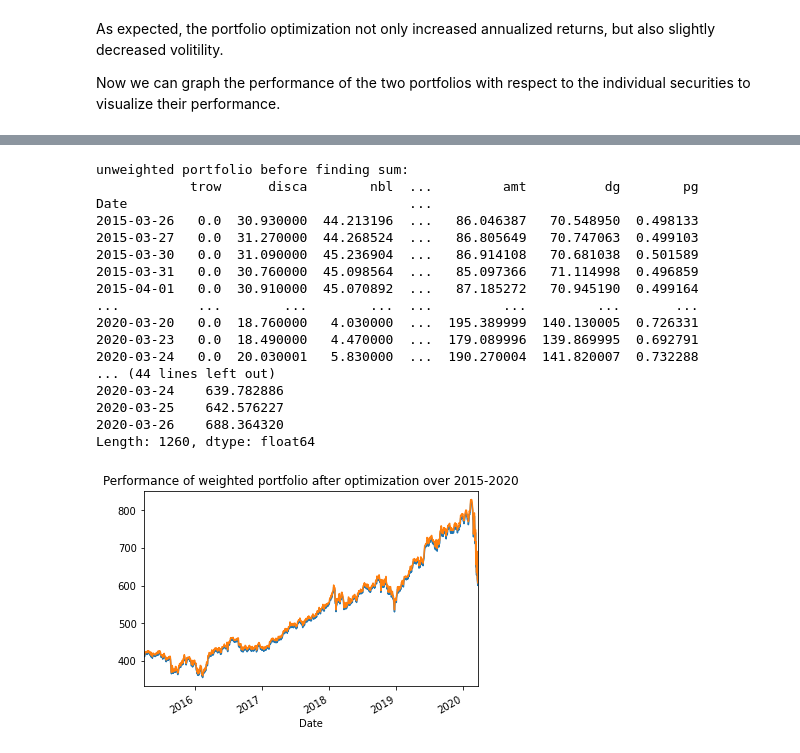
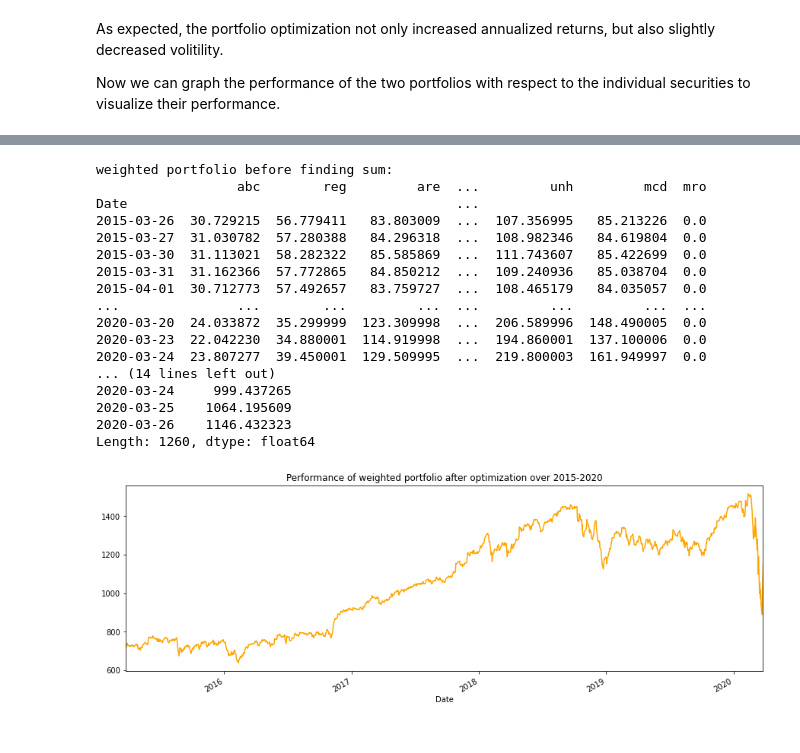
Before and after one commit to CAP4770-group9-project/final-project, a Jupyter notebook: classical_portfolio_optimization.ipynb, the cells around one changed output, grey strips where cells are left out. Cells and saved outputs as stored; diff of their text form; code cells hidden in the pictures.

```diff
--- a/classical_portfolio_optimization.ipynb
+++ b/classical_portfolio_optimization.ipynb
@@ -329,13 +333,13 @@ print(equal_weights_ser)
 
 #calculate weighted portfolio
 temp = testPrices
-w_portfolio = temp.apply(lambda row: multiplyWithPrice(row, opt_weights_ser), axis=1)
+w_portfolio_stocks = temp.apply(lambda row: multiplyWithPrice(row, opt_weights_ser), axis=1)
 
 #calculate unweighted portfolio (still need to multiply everything by .1)
 temp = testPrices
-uw_portfolio = temp.apply(lambda row: multiplyWithPrice(row, equal_weights_ser), axis=1)
+uw_portfolio_stocks = temp.apply(lambda row: multiplyWithPrice(row, equal_weights_ser), axis=1)
 
 #plot all stocks in portfolios
-ax = uw_portfolio.plot(title="Performance of individual stocks in portfolio before optimization over 2015-2020")
-ax1 = w_portfolio.plot(title="Performance of individual stocks in portfolio after optimization over 2015-2020")
+ax = uw_portfolio_stocks.plot(title="Performance of individual stocks in portfolio before optimization over 2015-2020", figsize=(15, 10))
+ax = w_portfolio_stocks.plot(title="Performance of individual stocks in portfolio after optimization over 2015-2020", figsize=(15, 10))
 # %% [output]
@@ -361,39 +392,30 @@ dtype: float64
 # %%
-print("unweighted portfolio before finding sum:")
-print(uw_portfolio)
-uw_portfolio = uw_portfolio.sum(axis=1)
-
-print("unweighted portfolio")
-print(uw_portfolio)
-ax3 = uw_portfolio.plot(title="Performance of unweighted portfolio over 2015-2020")
-
-
 print("weighted portfolio before finding sum:")
-print(w_portfolio)
-w_portfolio = w_portfolio.sum(axis=1)
+print(w_portfolio_stocks)
+w_portfolio = w_portfolio_stocks.sum(axis=1)
 
 print("weighted portfolio")
 print(w_portfolio)
-ax1 = w_portfolio.plot(title="Performance of weighted portfolio after optimization over 2015-2020")
+ax = w_portfolio.plot(title="Performance of weighted portfolio after optimization over 2015-2020",figsize=(15, 5), color = 'Orange')
 # %% [output]
-unweighted portfolio before finding sum:
-            trow      disca        nbl  ...         amt          dg        pg
-Date                                    ...
-2015-03-26   0.0  30.930000  44.213196  ...   86.046387   70.548950  0.498133
-2015-03-27   0.0  31.270000  44.268524  ...   86.805649   70.747063  0.499103
-2015-03-30   0.0  31.090000  45.236904  ...   86.914108   70.681038  0.501589
-2015-03-31   0.0  30.760000  45.098564  ...   85.097366   71.114998  0.496859
-2015-04-01   0.0  30.910000  45.070892  ...   87.185272   70.945190  0.499164
-...          ...        ...        ...  ...         ...         ...       ...
-2020-03-20   0.0  18.760000   4.030000  ...  195.389999  140.130005  0.726331
-2020-03-23   0.0  18.490000   4.470000  ...  179.089996  139.869995  0.692791
-2020-03-24   0.0  20.030001   5.830000  ...  190.270004  141.820007  0.732288
-... (44 lines left out)
-2020-03-24    639.782886
-2020-03-25    642.576227
-2020-03-26    688.364320
+weighted portfolio before finding sum:
+                  abc        reg         are  ...         unh         mcd  mro
+Date                                          ...
+2015-03-26  30.729215  56.779411   83.803009  ...  107.356995   85.213226  0.0
+2015-03-27  31.030782  57.280388   84.296318  ...  108.982346   84.619804  0.0
+2015-03-30  31.113021  58.282322   85.585869  ...  111.743607   85.422699  0.0
+2015-03-31  31.162366  57.772865   84.850212  ...  109.240936   85.038704  0.0
+2015-04-01  30.712773  57.492657   83.759727  ...  108.465179   84.035057  0.0
+...               ...        ...         ...  ...         ...         ...  ...
+2020-03-20  24.033872  35.299999  123.309998  ...  206.589996  148.490005  0.0
+2020-03-23  22.042230  34.880001  114.919998  ...  194.860001  137.100006  0.0
+2020-03-24  23.807277  39.450001  129.509995  ...  219.800003  161.949997  0.0
+... (14 lines left out)
+2020-03-24     999.437265
+2020-03-25    1064.195609
+2020-03-26    1146.432323
 Length: 1260, dtype: float64
-[figure, old version]
+[figure, new version]
 # %%
 #plot performance of the two portfolios
 portfolios = pd.concat([uw_portfolio, w_portfolio], axis=1, keys=['unweighted', 'optimized'])
```
Also changed, not shown: parts of 13 cells of this notebook.
